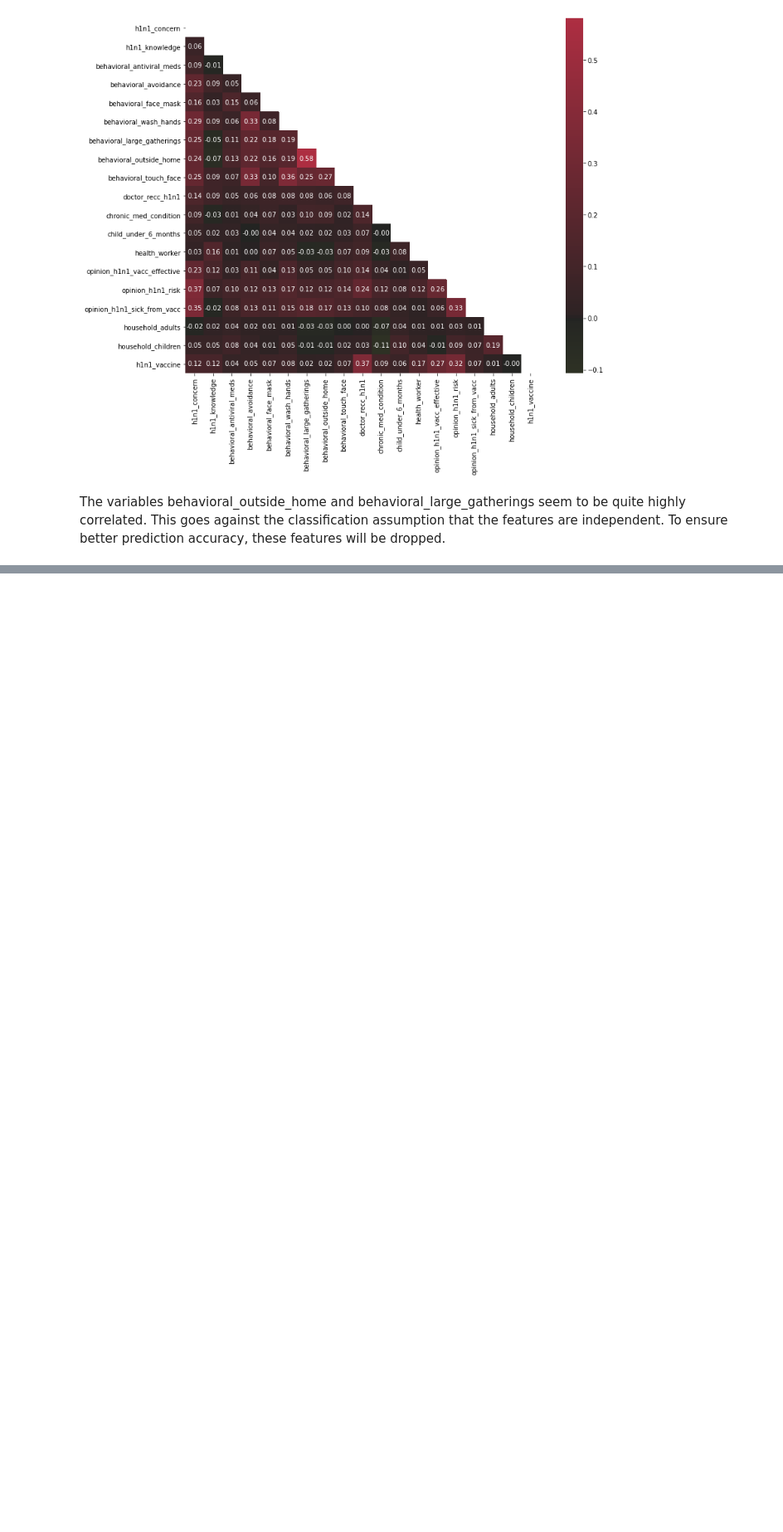
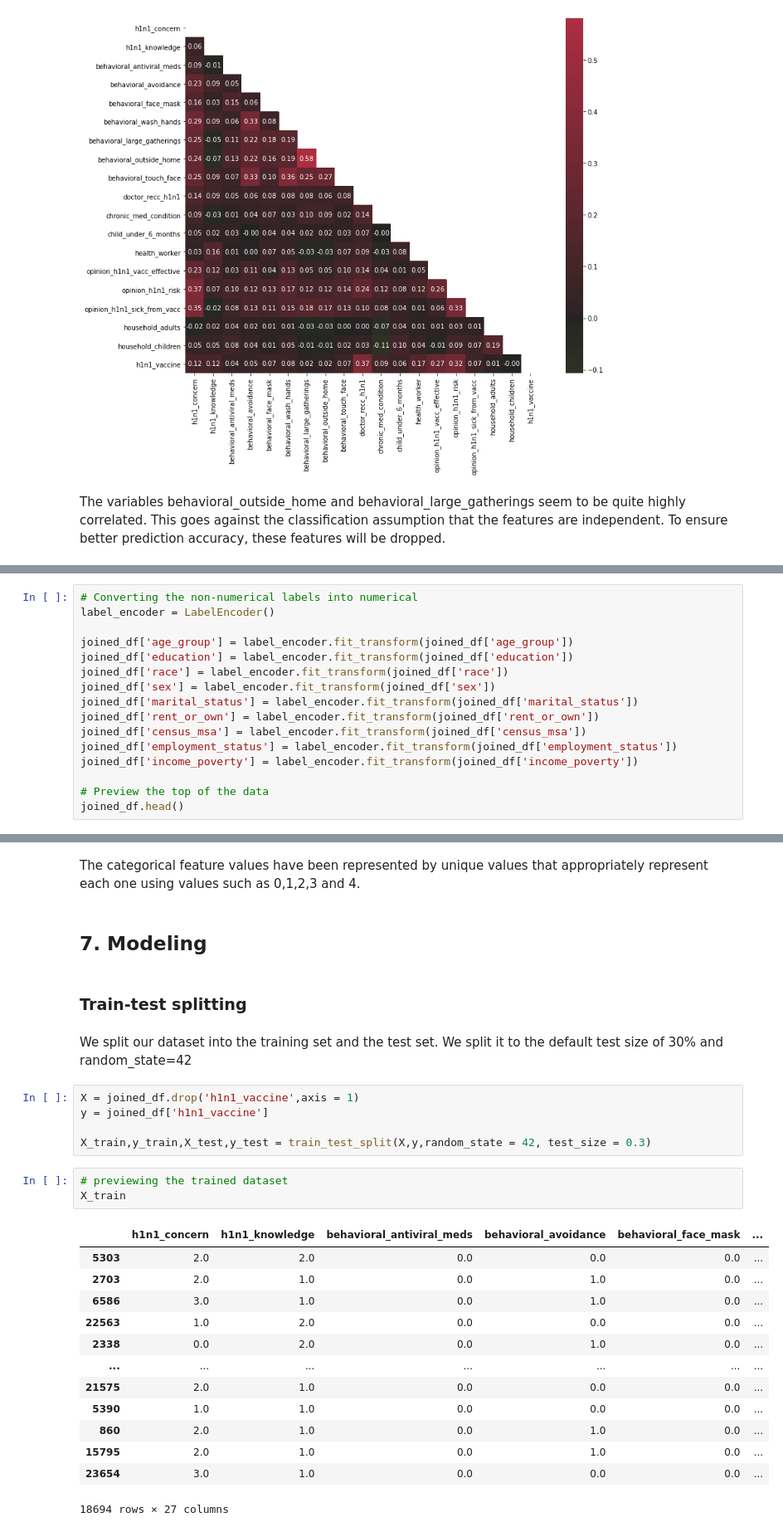
Before and after one commit to CatherineChelagat/Predicting-how-likely-individuals-are-to-receive-H1N1-vaccines, a Jupyter notebook: A Classification Model for Predicting Whether Individuals got their H1N1 Vaccines.ipynb, the cells around one changed output, grey strips where cells are left out. Shown at 83% size. Drawn from its saved outputs; the diff is of its cells as text; blank space fills up the shorter version.

Commit message:
Modeling

```diff
--- a/A Classification Model for Predicting Whether Individuals got their H1N1 Vaccines.ipynb
+++ b/A Classification Model for Predicting Whether Individuals got their H1N1 Vaccines.ipynb
@@ -473,0 +575,16 @@ The variables behavioral_outside_home and behavioral_large_gatherings seem to be
+# %%
+# Converting the non-numerical labels into numerical
+label_encoder = LabelEncoder()
+
+joined_df['age_group'] = label_encoder.fit_transform(joined_df['age_group'])
+joined_df['education'] = label_encoder.fit_transform(joined_df['education'])
+joined_df['race'] = label_encoder.fit_transform(joined_df['race'])
+joined_df['sex'] = label_encoder.fit_transform(joined_df['sex'])
+joined_df['marital_status'] = label_encoder.fit_transform(joined_df['marital_status'])
+joined_df['rent_or_own'] = label_encoder.fit_transform(joined_df['rent_or_own'])
+joined_df['census_msa'] = label_encoder.fit_transform(joined_df['census_msa'])
+joined_df['employment_status'] = label_encoder.fit_transform(joined_df['employment_status'])
+joined_df['income_poverty'] = label_encoder.fit_transform(joined_df['income_poverty'])
+
+# Preview the top of the data
+joined_df.head()
@@ -473,0 +599,30 @@ The variables behavioral_outside_home and behavioral_large_gatherings seem to be
+# %% [markdown]
+The categorical feature values have been represented by unique values that appropriately represent each one using values such as 0,1,2,3 and 4.
+# %% [markdown]
+## 7. Modeling
+# %% [markdown]
+### Train-test splitting
+# %% [markdown]
+We split our dataset into the training set and the test set. We split it to the default test size of 30% and random_state=42
+# %%
+X = joined_df.drop('h1n1_vaccine',axis = 1)
+y = joined_df['h1n1_vaccine']
+
+X_train,y_train,X_test,y_test = train_test_split(X,y,random_state = 42, test_size = 0.3)
+# %%
+# previewing the trained dataset
+X_train
+# %% [output]
+|  | h1n1_concern | h1n1_knowledge | behavioral_antiviral_meds | behavioral_avoidance | behavioral_face_mask | ... |
+| 5303 | 2.0 | 2.0 | 0.0 | 0.0 | 0.0 | ... |
+| 2703 | 2.0 | 1.0 | 0.0 | 1.0 | 0.0 | ... |
+| 6586 | 3.0 | 1.0 | 0.0 | 1.0 | 0.0 | ... |
+| 22563 | 1.0 | 2.0 | 0.0 | 0.0 | 0.0 | ... |
+| 2338 | 0.0 | 2.0 | 0.0 | 1.0 | 0.0 | ... |
+| ... | ... | ... | ... | ... | ... | ... |
+| 21575 | 2.0 | 1.0 | 0.0 | 0.0 | 0.0 | ... |
+| 5390 | 1.0 | 1.0 | 0.0 | 0.0 | 0.0 | ... |
+| 860 | 2.0 | 1.0 | 0.0 | 1.0 | 0.0 | ... |
+| 15795 | 2.0 | 1.0 | 0.0 | 1.0 | 0.0 | ... |
+| 23654 | 3.0 | 1.0 | 0.0 | 0.0 | 0.0 | ... |
+18694 rows × 27 columns
```
Also changed, not shown: parts of 16 cells of this notebook.
